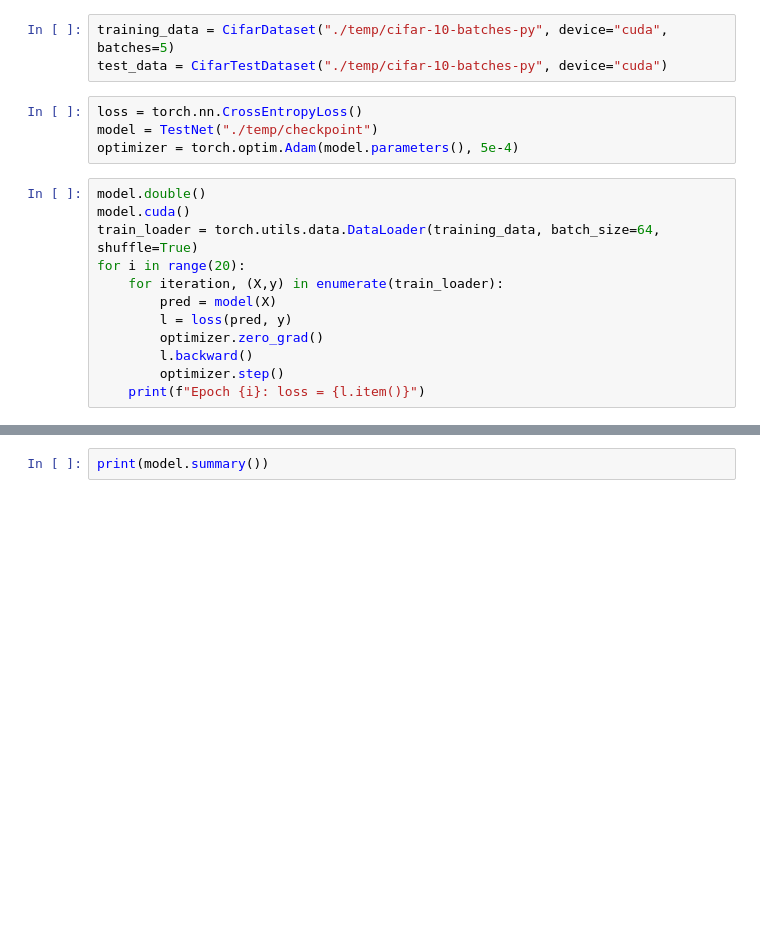
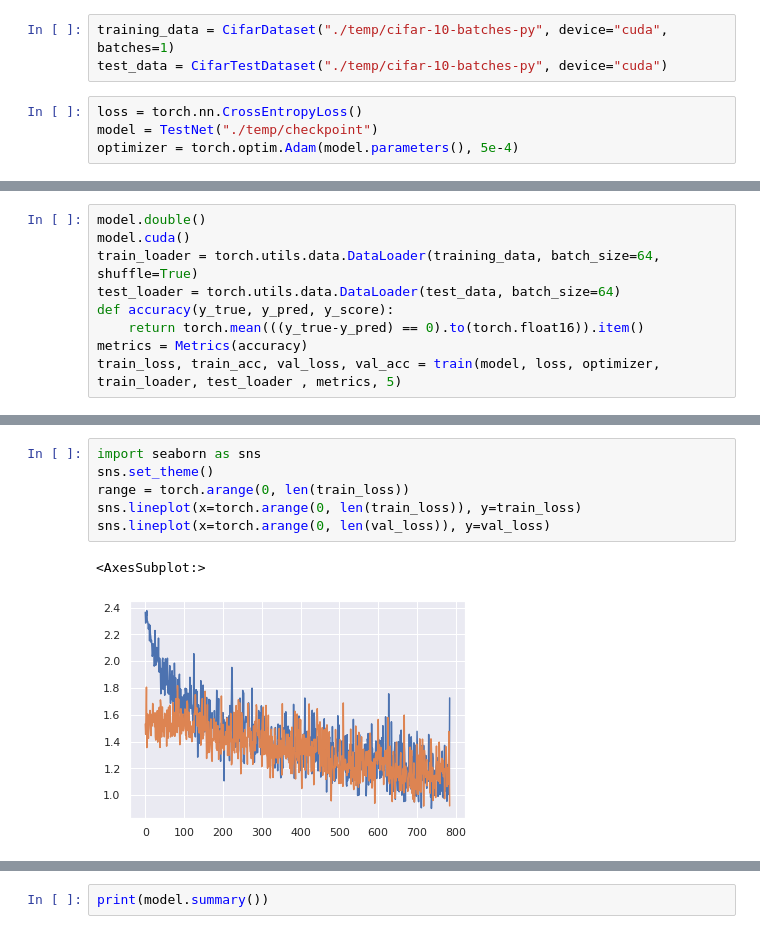
Before and after one commit to skunichetty/climate-hack, a Jupyter notebook: testing.ipynb, the cells around one changed output, grey strips where cells are left out. Saved outputs shown, nothing was run; the diff lists cells and outputs as text; blank space fills up the shorter version.

Commit message:
Added Metrics and Evaluator

```diff
--- a/testing.ipynb
+++ b/testing.ipynb
@@ -140,21 +141,9 @@ class CifarTestDataset(torch.utils.data.Dataset):
         X = (X - self.mean.view(-1,1,1))/self.std.view(-1,1,1)
         return X, y
 # %%
-training_data = CifarDataset("./temp/cifar-10-batches-py", device="cuda", batches=5)
+training_data = CifarDataset("./temp/cifar-10-batches-py", device="cuda", batches=1)
 test_data = CifarTestDataset("./temp/cifar-10-batches-py", device="cuda")
 # %%
 loss = torch.nn.CrossEntropyLoss()
 model = TestNet("./temp/checkpoint")
 optimizer = torch.optim.Adam(model.parameters(), 5e-4)
-# %%
-model.double()
-model.cuda()
-train_loader = torch.utils.data.DataLoader(training_data, batch_size=64, shuffle=True)
-for i in range(20):
-    for iteration, (X,y) in enumerate(train_loader):
-        pred = model(X)
-        l = loss(pred, y)
-        optimizer.zero_grad()
-        l.backward()
-        optimizer.step()
-    print(f"Epoch {i}: loss = {l.item()}")
@@ -181,0 +150,9 @@ Epoch 19: loss = 0.12082582116207229
+# %%
+model.double()
+model.cuda()
+train_loader = torch.utils.data.DataLoader(training_data, batch_size=64, shuffle=True)
+test_loader = torch.utils.data.DataLoader(test_data, batch_size=64)
+def accuracy(y_true, y_pred, y_score):
+    return torch.mean(((y_true-y_pred) == 0).to(torch.float16)).item()
+metrics = Metrics(accuracy)
+train_loss, train_acc, val_loss, val_acc = train(model, loss, optimizer, train_loader, test_loader , metrics, 5)
@@ -181,0 +180,9 @@ Epoch 19: loss = 0.12082582116207229
+# %%
+import seaborn as sns
+sns.set_theme()
+range = torch.arange(0, len(train_loss))
+sns.lineplot(x=torch.arange(0, len(train_loss)), y=train_loss)
+sns.lineplot(x=torch.arange(0, len(val_loss)), y=val_loss)
+# %% [output]
+<AxesSubplot:>
+[figure, added]
```
Also changed, not shown: parts of 5 cells of this notebook, 1 other file.
